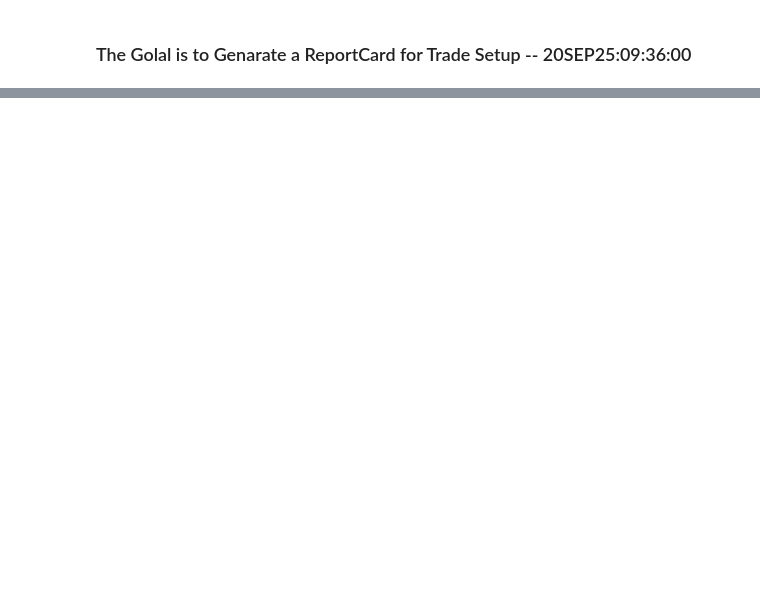
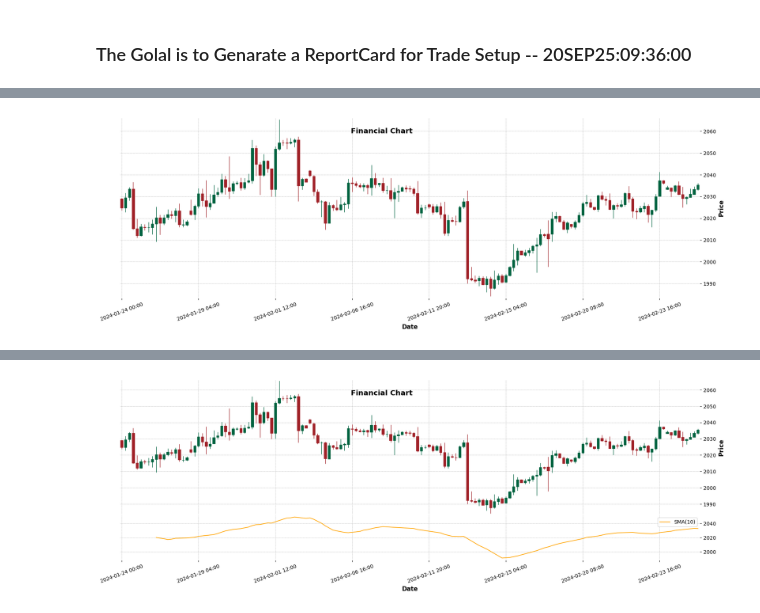
Before and after one commit to insetavijit/dev.Chartter.v2, a Jupyter notebook: Codes/v2/view-cahrt-1.ipynb, the cells around one changed output, grey strips where cells are left out. Cells and saved outputs as stored; diff of their text form; code cells hidden in the pictures; blank space fills up the shorter version.

```diff
--- a/Codes/v2/view-cahrt-1.ipynb
+++ b/Codes/v2/view-cahrt-1.ipynb
@@ -225,2 +256,20 @@ if 1 = 0:
 # %%
-chartter(ohlc_4H.iloc[100:251])
+
+# Initialize Chartter with custom config
+chartter = Chartter(config={
+            # 'chart_type': 'candle',
+            # 'style': 'charles',
+            'volume': False,
+            # 'volume_panel': 1
+            # 'savefig': None  # Path to save chart (e.g., 'chart.png')
+        })
+
+# Plot without additional plots
+chartter.plot(ohlc_4H.iloc[100:251])
+
+# Plot with a custom additional plot, ensuring index alignment
+
+chartter.plot(ohlc_4H.iloc[100:251], addplot=[
+    mpf.make_addplot(ohlc_4H.iloc[100:251]['Close'].rolling(10).mean(), color='orange', label='SMA(10)', panel=1)
+    ])
+# %% [output]
@@ -226,0 +277 @@ chartter(ohlc_4H.iloc[100:251])
+[figure, added]
@@ -226,0 +280 @@ chartter(ohlc_4H.iloc[100:251])
+[figure, added]
```
Also changed, not shown: parts of 5 cells of this notebook, 2 other files.
